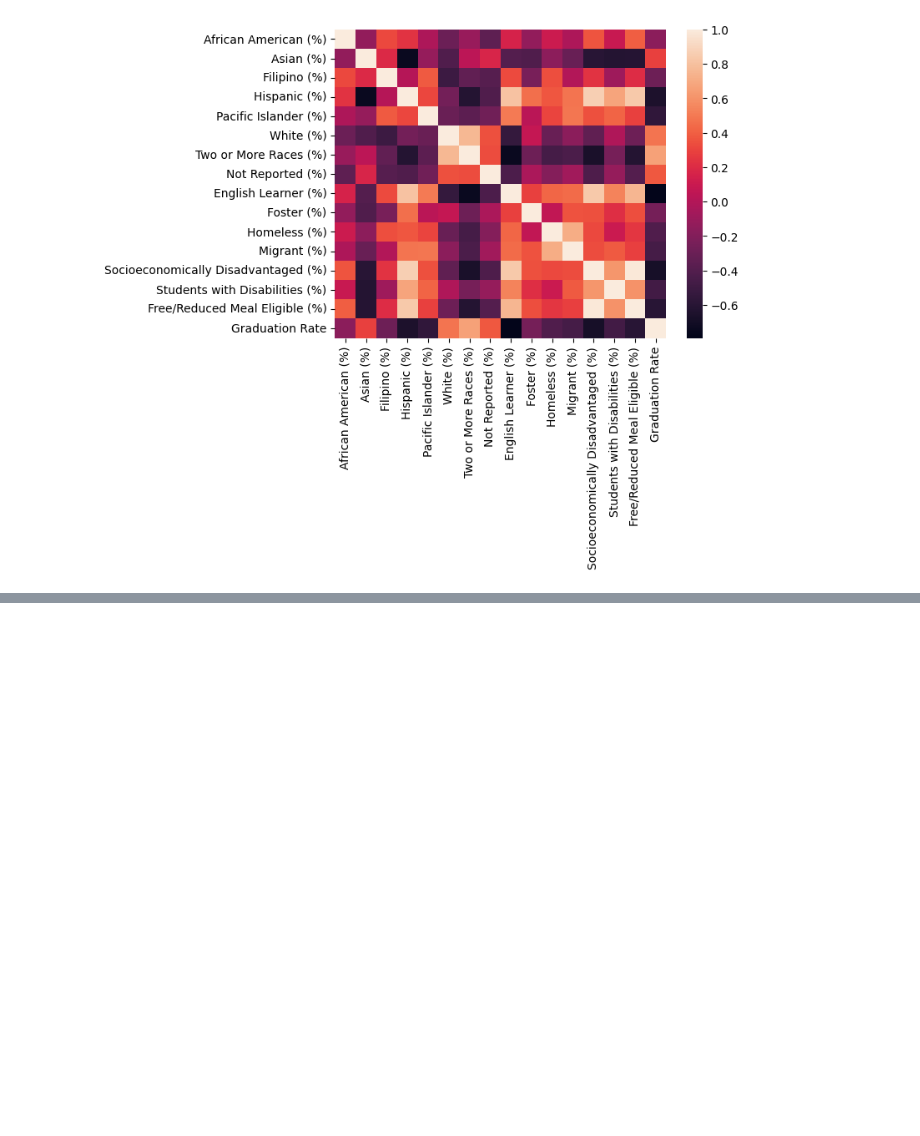
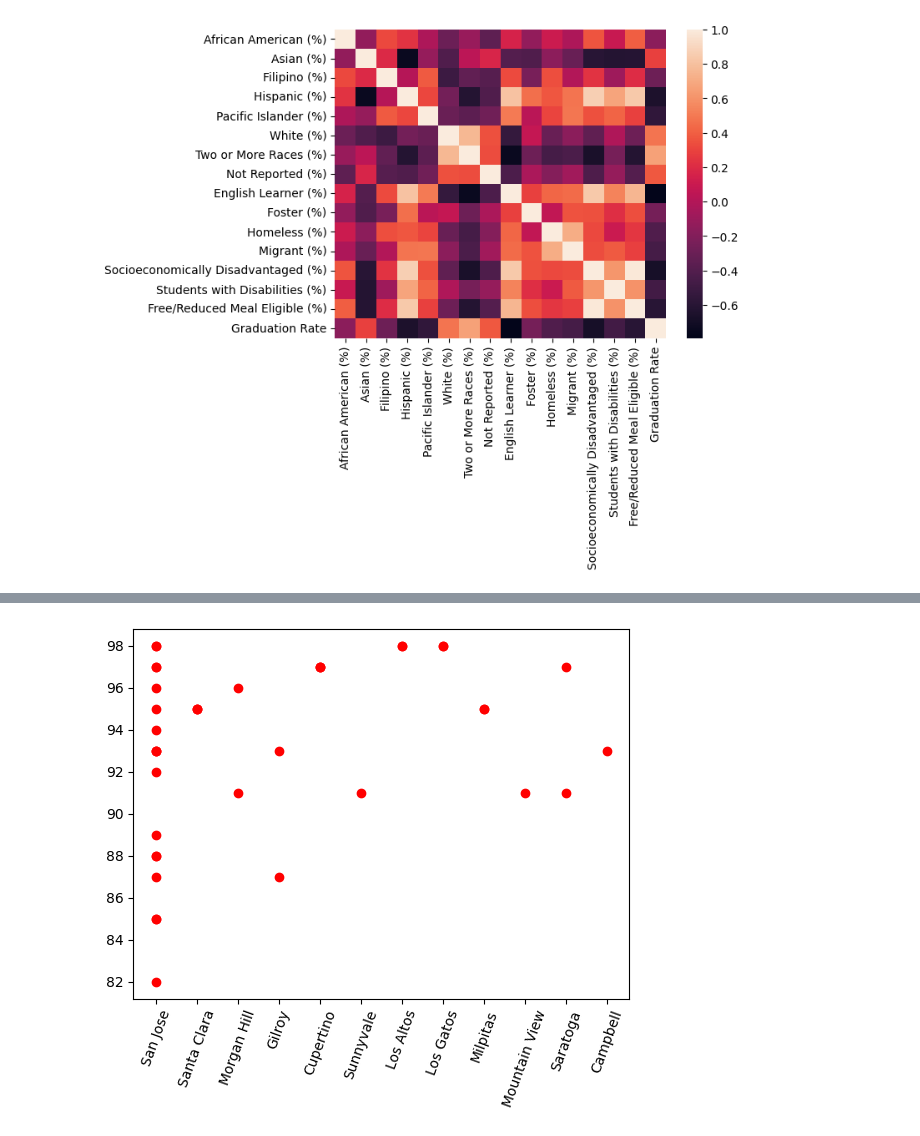
Before and after one commit to its-melina/high-schools-data-analytics, a Jupyter notebook: grad_rate_analysis.ipynb, the cells around one changed output, grey strips where cells are left out. Saved outputs shown, nothing was run; the diff lists cells and outputs as text; code cells hidden in the pictures; blank space fills up the shorter version.

```diff
--- a/grad_rate_analysis.ipynb
+++ b/grad_rate_analysis.ipynb
@@ -61,0 +100,5 @@ Index(['African American (%)', 'Asian (%)', 'Filipino (%)', 'Hispanic (%)',
+# %%
+plt.scatter(x=schools['City'], y=schools['Graduation Rate'], color='red')
+plt.xticks(rotation=70);
+# %% [output]
+[figure, added]
```
Also changed, not shown: parts of 5 cells of this notebook.
